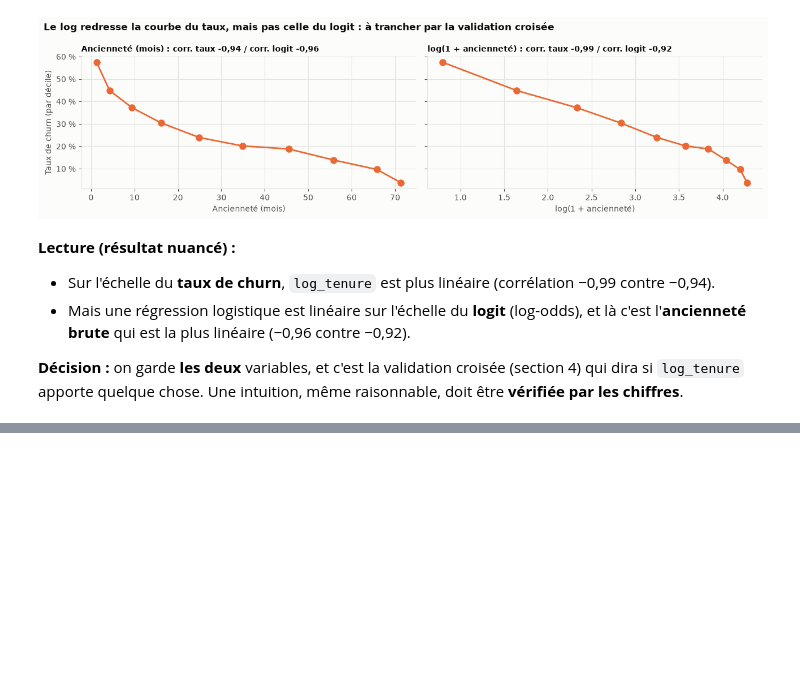
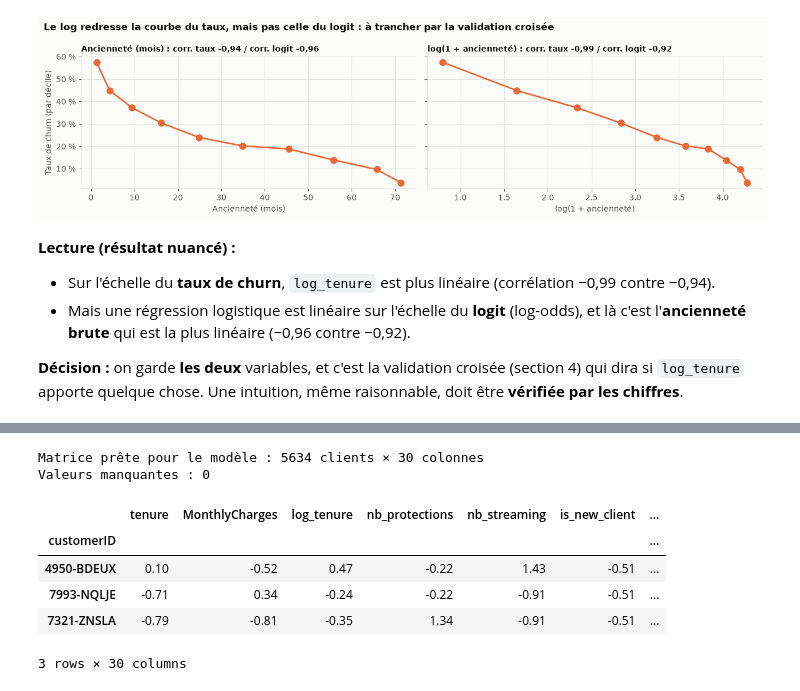
Before and after one commit to cheikhahmedtidiane/projet_churn_clients, a Jupyter notebook: notebooks/04_feature_engineering.ipynb, the cells around one changed output, grey strips where cells are left out. Drawn from its saved outputs; the diff is of its cells as text; code cells hidden in the pictures; blank space fills up the shorter version.

Commit message:
Phase 4.3 : prétraitement, pipeline scikit-learn et suppression de la multicolinéarité

```diff
--- a/notebooks/04_feature_engineering.ipynb
+++ b/notebooks/04_feature_engineering.ipynb
@@ -109,0 +120,6 @@ plt.show()
+# %%
+from sklearn.linear_model import LogisticRegression
+from churn.features import build_pipeline
+
+pipe = build_pipeline(LogisticRegression(max_iter=1000))
+pipe
@@ -109,0 +138,15 @@ plt.show()
+# %%
+pipe.fit(X_train, y_train)
+X_train_ready = pipe[:-1].transform(X_train)   # tout le pipeline sauf le modèle
+print(f"Matrice prête pour le modèle : {X_train_ready.shape[0]} clients × {X_train_ready.shape[1]} colonnes")
+print("Valeurs manquantes :", int(X_train_ready.isna().sum().sum()))
+X_train_ready.head(3).round(2)
+# %% [output]
+Matrice prête pour le modèle : 5634 clients × 30 colonnes
+Valeurs manquantes : 0
+|  | tenure | MonthlyCharges | log_tenure | nb_protections | nb_streaming | is_new_client | ... |
+| customerID |  |  |  |  |  |  | ... |
+| 4950-BDEUX | 0.10 | -0.52 | 0.47 | -0.22 | 1.43 | -0.51 | ... |
+| 7993-NQLJE | -0.71 | 0.34 | -0.24 | -0.22 | -0.91 | -0.51 | ... |
+| 7321-ZNSLA | -0.79 | -0.81 | -0.35 | 1.34 | -0.91 | -0.51 | ... |
+3 rows × 30 columns
```
Also changed, not shown: parts of 6 cells of this notebook, 3 other files.
